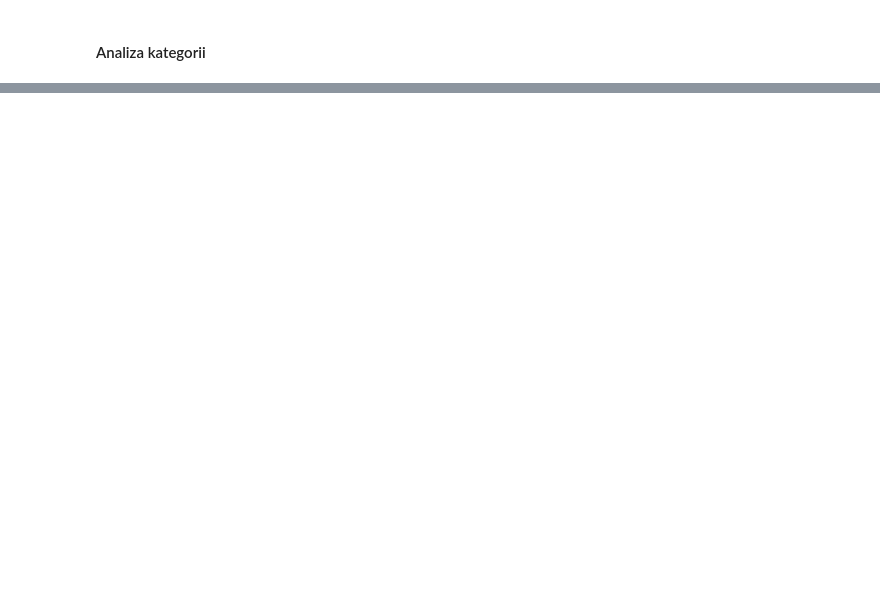
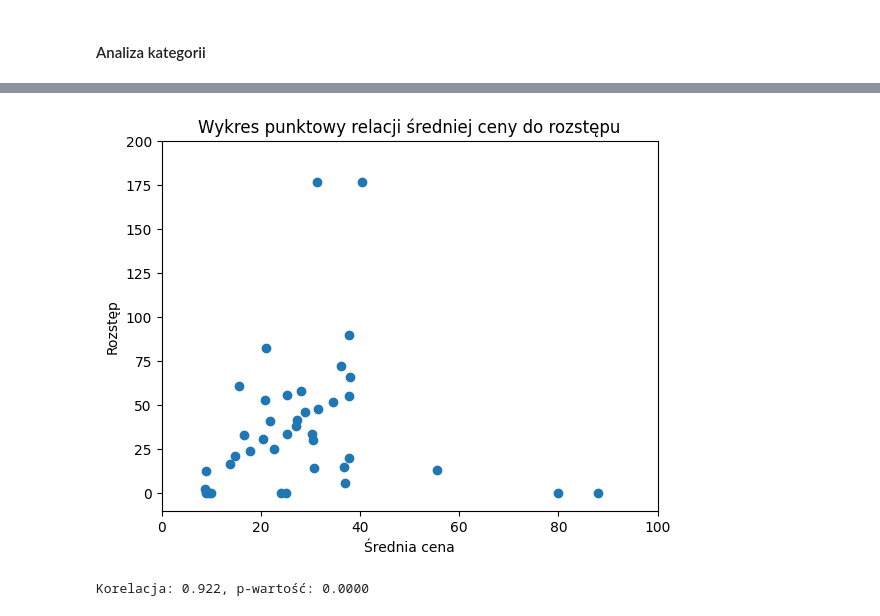
Before and after one commit to pjanapl/portfolio, a Jupyter notebook: rossmann/notebooks/eda.ipynb, the cells around one changed output, grey strips where cells are left out. Cells and saved outputs as stored; diff of their text form; code cells hidden in the pictures; blank space fills up the shorter version.

```diff
--- a/rossmann/notebooks/eda.ipynb
+++ b/rossmann/notebooks/eda.ipynb
@@ -614,0 +666,24 @@ Name: current_price_pln, dtype: float64
+# %%
+# Relacja średniej ceny produktów w kategorii do rozstępu kategorii
+# Dla kategorii o średniej cenie produktów do 100pln
+plt.scatter(result['current_price_pln'], result['spread'])
+
+# Zakresy
+plt.xlim(0, 100)
+plt.ylim(-10, 200)
+
+# Dodanie opisu osi i tytułu
+plt.xlabel("Średnia cena")
+plt.ylabel("Rozstęp")
+plt.title("Wykres punktowy relacji średniej ceny do rozstępu")
+
+# Pokazanie wykresu
+plt.show()
+# %% [output]
+[figure, added]
+# %%
+# Korelacja dla wszystkich wartości średniej
+corr, p_value = pearsonr(result['current_price_pln'], result['spread'])
+print(f"Korelacja: {corr:.3f}, p-wartość: {p_value:.4f}")
+# %% [output]
+Korelacja: 0.922, p-wartość: 0.0000
```
Also changed, not shown: parts of 14 cells of this notebook.
